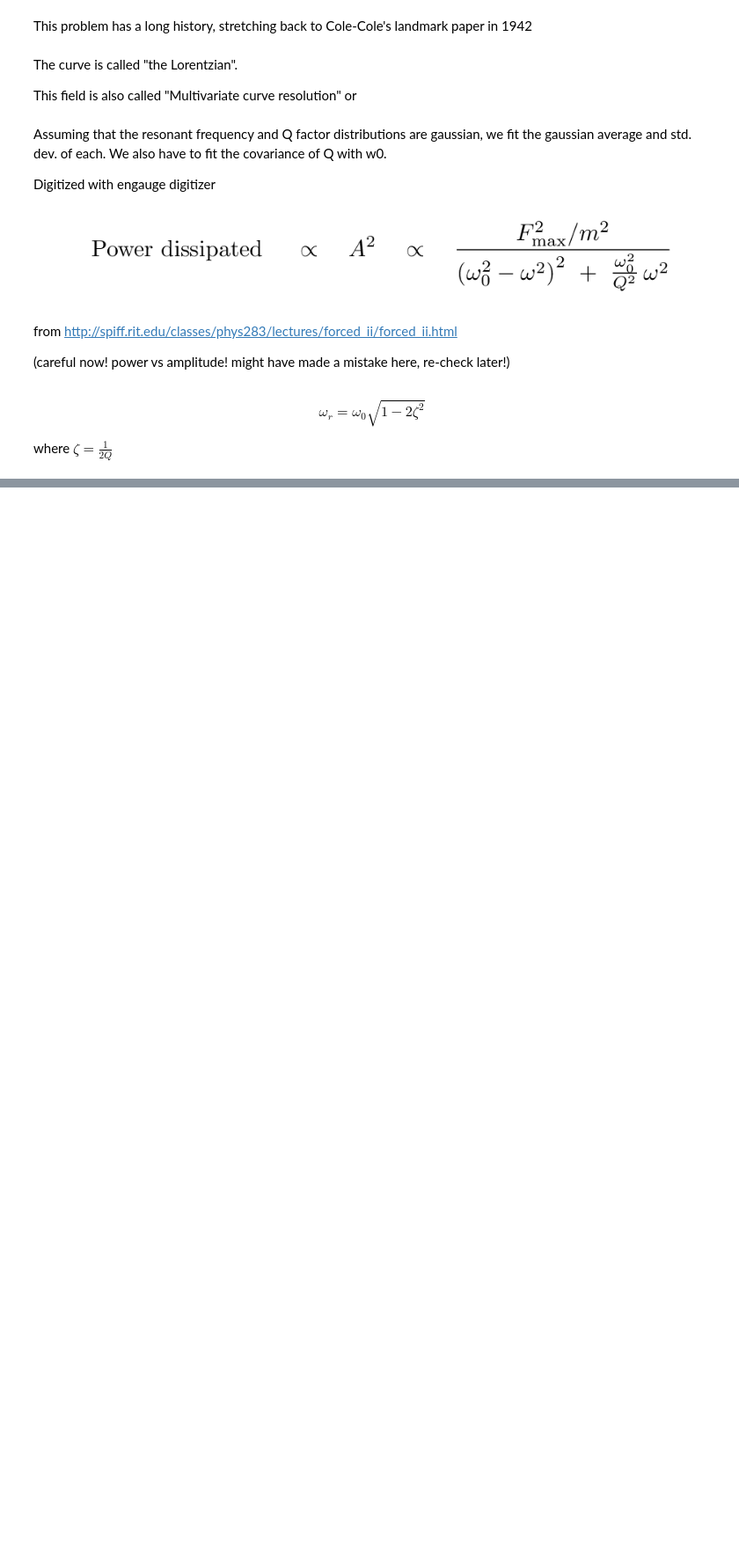
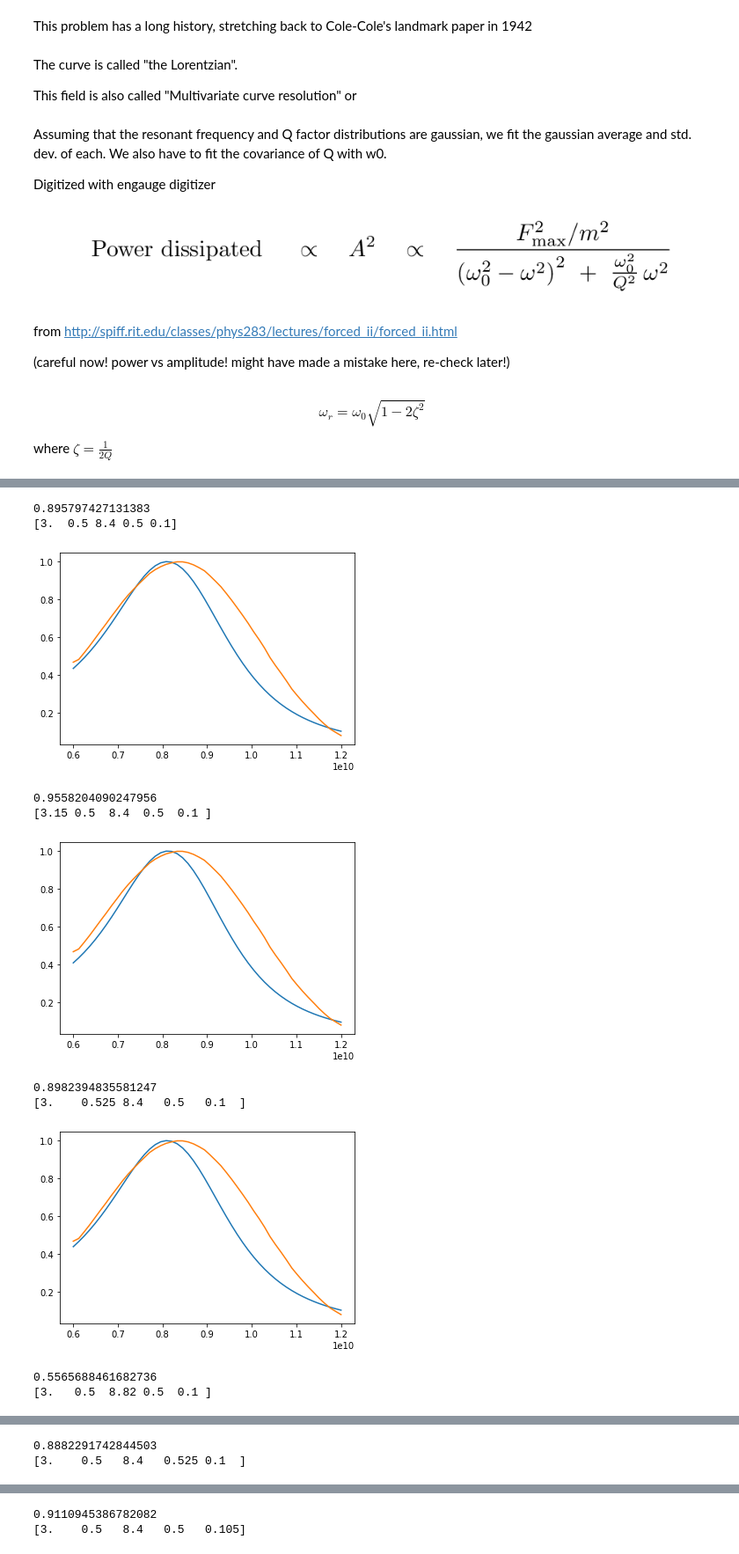
Before and after one commit to 0xDBFB7/covidinator, a Jupyter notebook: documents/extract_distribution.ipynb, the cells around one changed output, grey strips where cells are left out. Shown at 88% size. Cells and saved outputs as stored; diff of their text form; code cells hidden in the pictures; blank space fills up the shorter version.

```diff
--- a/documents/extract_distribution.ipynb
+++ b/documents/extract_distribution.ipynb
@@ -104,0 +125,48 @@ def sample_from_distribution():
+# %%
+def cost_function(x):
+    mean_Q, sigma_Q, mean_resonant_freq, sigma_resonant_freq, cov_Q_res = x
+    dist_curve = sample_from_distribution(mean_Q, sigma_Q, mean_resonant_freq, sigma_resonant_freq, cov_Q_res)
+
+    diff = dist_curve-interp_Yang_curve
+    print(np.linalg.norm(diff))
+    print(x)
+    plt.plot(frequencies, dist_curve)
+    plt.plot(frequencies, interp_Yang_curve)
+    plt.show()
+    return np.linalg.norm(diff)
+
+# gradient_iterations=10
+
+bounds = [(1.5,4), (0.001,1), (6,14), (0.0001, 2), (0.005,2.0)]
+
+
+minimizer_kwargs = dict(method="Nelder-Mead", bounds=bounds, options={"maxiter":50})
+
+# stochastic_iterations=10
+
+initial_guess = [3, 0.5, 8.4, 0.5, 0.1]
+
+
+# scipy.optimize.anneal
+
+# ideal_values = minimize(cost_function, initial_guess, bounds=bounds)["x"]
+
+
+tubthumper = basinhopping
+ideal_values = tubthumper(cost_function, initial_guess, minimizer_kwargs=minimizer_kwargs)["x"]
+#
+# you may not like it, but this is the ideal
+
+print(ideal_values)
+# %% [output]
+0.895797427131383
+[3.  0.5 8.4 0.5 0.1]
+[figure, added]
+0.9558204090247956
+[3.15 0.5  8.4  0.5  0.1 ]
+[figure, added]
+0.8982394835581247
+[3.    0.525 8.4   0.5   0.1  ]
+[figure, added]
+0.5565688461682736
+[3.   0.5  8.82 0.5  0.1 ]
@@ -104,0 +174,2 @@ def sample_from_distribution():
+0.8882291742844503
+[3.    0.5   8.4   0.525 0.1  ]
@@ -104,0 +177,2 @@ def sample_from_distribution():
+0.9110945386782082
+[3.    0.5   8.4   0.5   0.105]
```
Also changed, not shown: parts of 7 cells of this notebook, 6 other files.
